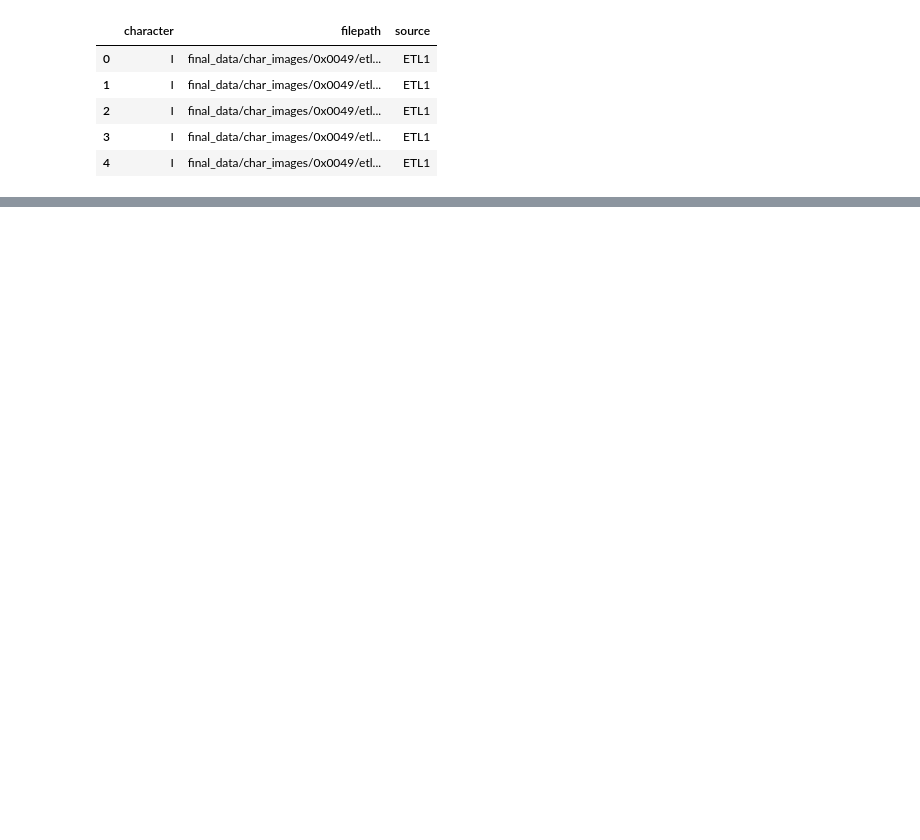
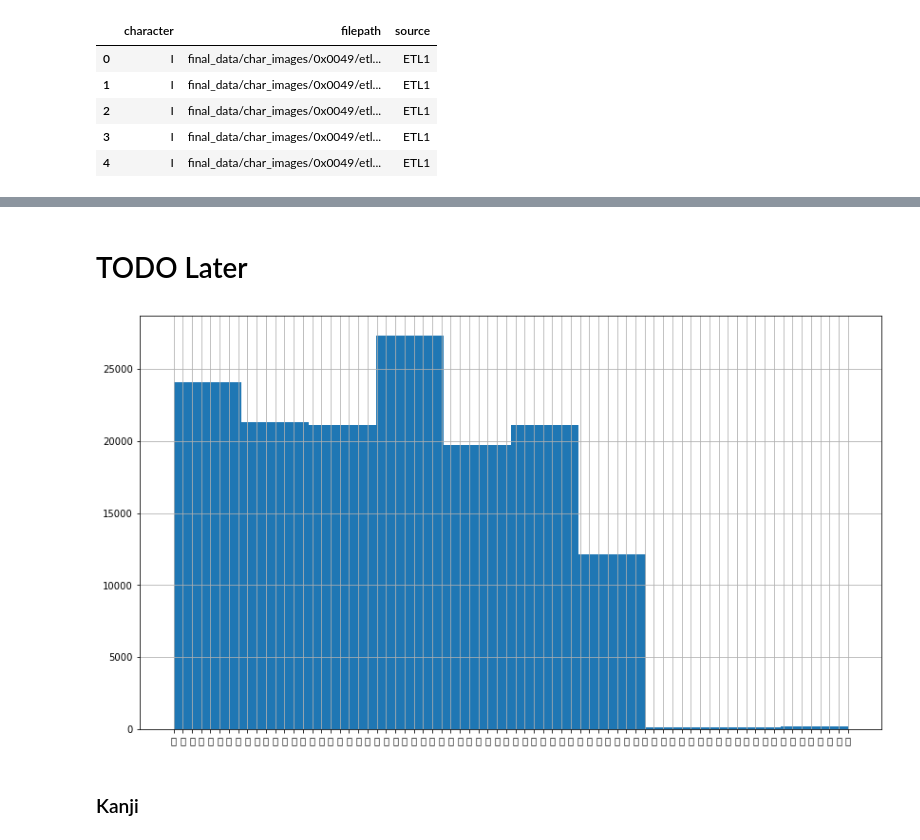
Before and after one commit to Jpec57/jpec_japanese_ocr, a Jupyter notebook: src/exploration.ipynb, the cells around one changed output, grey strips where cells are left out. Saved outputs shown, nothing was run; the diff lists cells and outputs as text; code cells hidden in the pictures; blank space fills up the shorter version.

```diff
--- a/src/exploration.ipynb
+++ b/src/exploration.ipynb
@@ -36,0 +67,3 @@ Name: character, Length: 3191, dtype: int64
+# %%
+df['is_hiragana'] = df['character'].apply(lambda x: type(x) == str and jp_utils.is_hiragana_full(x))
+df['is_hiragana'].value_counts()
@@ -36,0 +142,14 @@ Name: character, Length: 3191, dtype: int64
+# %% [markdown]
+# TODO Later
+# %%
+from matplotlib.font_manager import FontProperties
+prop = FontProperties()
+
+plt.figure(figsize=(14, 8))
+#plt.hist(katakana_df['character'])
+#plt.show();
+katakana_df['character'].hist();
+# %% [output]
+[figure, added]
+# %% [markdown]
+### Kanji
```
Also changed, not shown: parts of 24 cells of this notebook, 10 other files.
